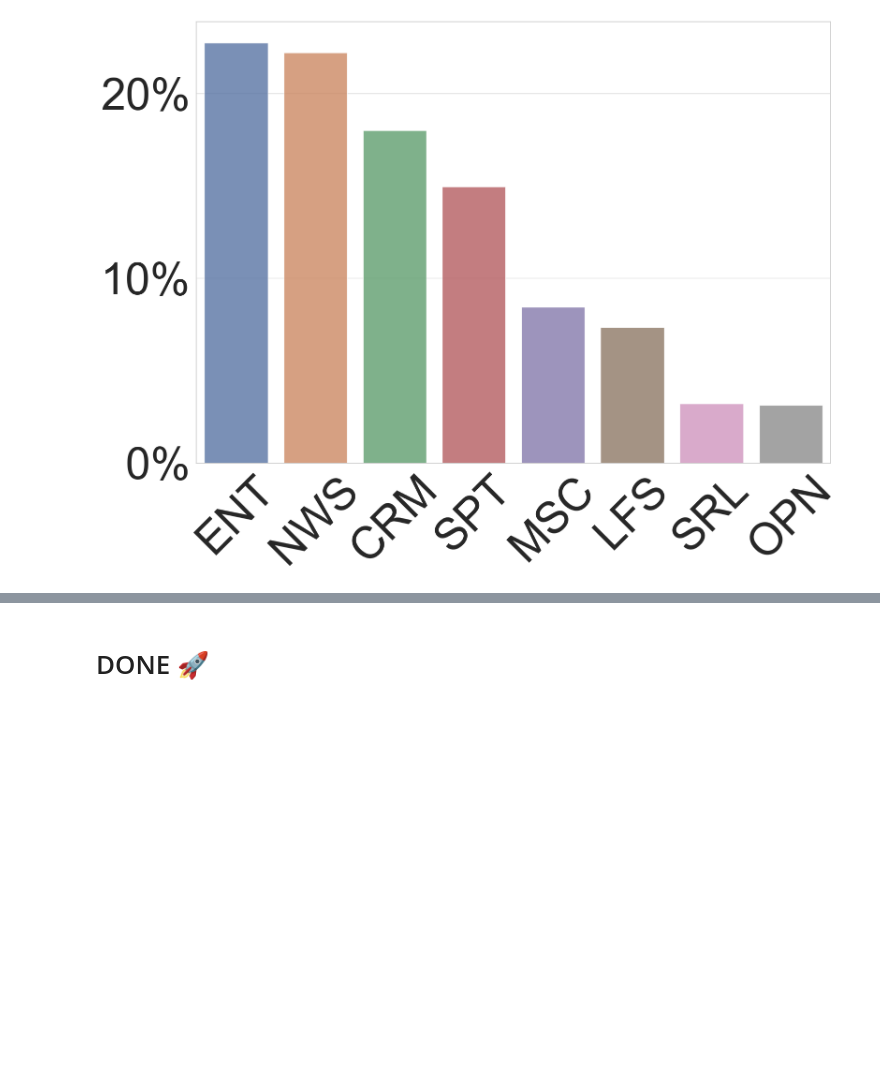
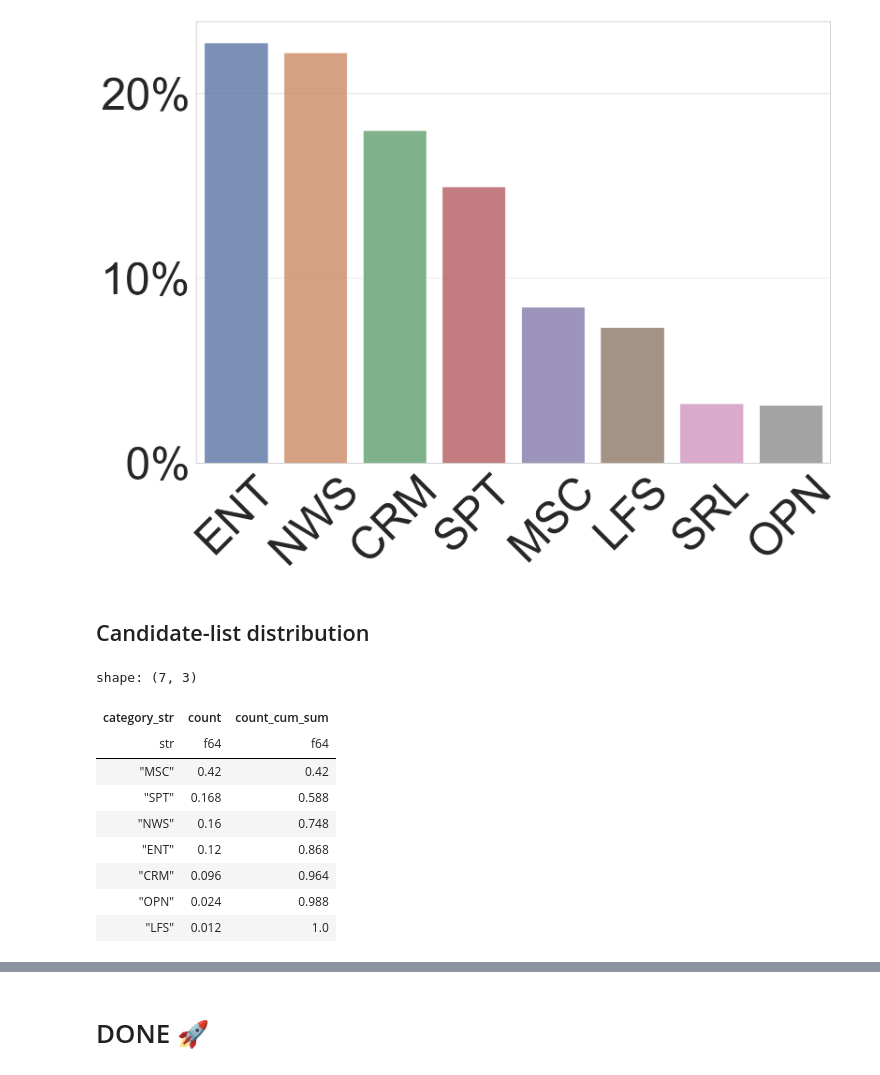
Before and after one commit to ebanalyse/ebnerd-benchmark, a Jupyter notebook: examples/01_datasets/ebnerd_descriptive_analysis.ipynb, the cells around one changed output, grey strips where cells are left out. Saved outputs shown, nothing was run; the diff lists cells and outputs as text; code cells hidden in the pictures; blank space fills up the shorter version.

```diff
--- a/examples/01_datasets/ebnerd_descriptive_analysis.ipynb
+++ b/examples/01_datasets/ebnerd_descriptive_analysis.ipynb
@@ -700,3 +703,5 @@ create_bar_plot(
 )
 # %% [output]
 [figure]
+# %% [markdown]
+## Candidate-list distribution
@@ -702,0 +714,21 @@ create_bar_plot(
+# %%
+df_category_ba = (
+    df_articles.filter(pl.col(DEFAULT_ARTICLE_ID_COL).is_in(ba_aids))[
+        DEFAULT_CATEGORY_STR_COL
+    ]
+    .replace(translate, default="MSC")
+    .value_counts(sort=True)
+    .with_columns(pl.col("count") / pl.col("count").sum())
+)
+df_category_ba.with_columns(pl.col("count").cum_sum().name.suffix("_cum_sum"))
+# %% [output]
+shape: (7, 3)
+| category_str | count | count_cum_sum |
+| str | f64 | f64 |
+| "MSC" | 0.42 | 0.42 |
+| "SPT" | 0.168 | 0.588 |
+| "NWS" | 0.16 | 0.748 |
+| "ENT" | 0.12 | 0.868 |
+| "CRM" | 0.096 | 0.964 |
+| "OPN" | 0.024 | 0.988 |
+| "LFS" | 0.012 | 1.0 |
```
Also changed, not shown: parts of 3 cells of this notebook, 1 other file.
